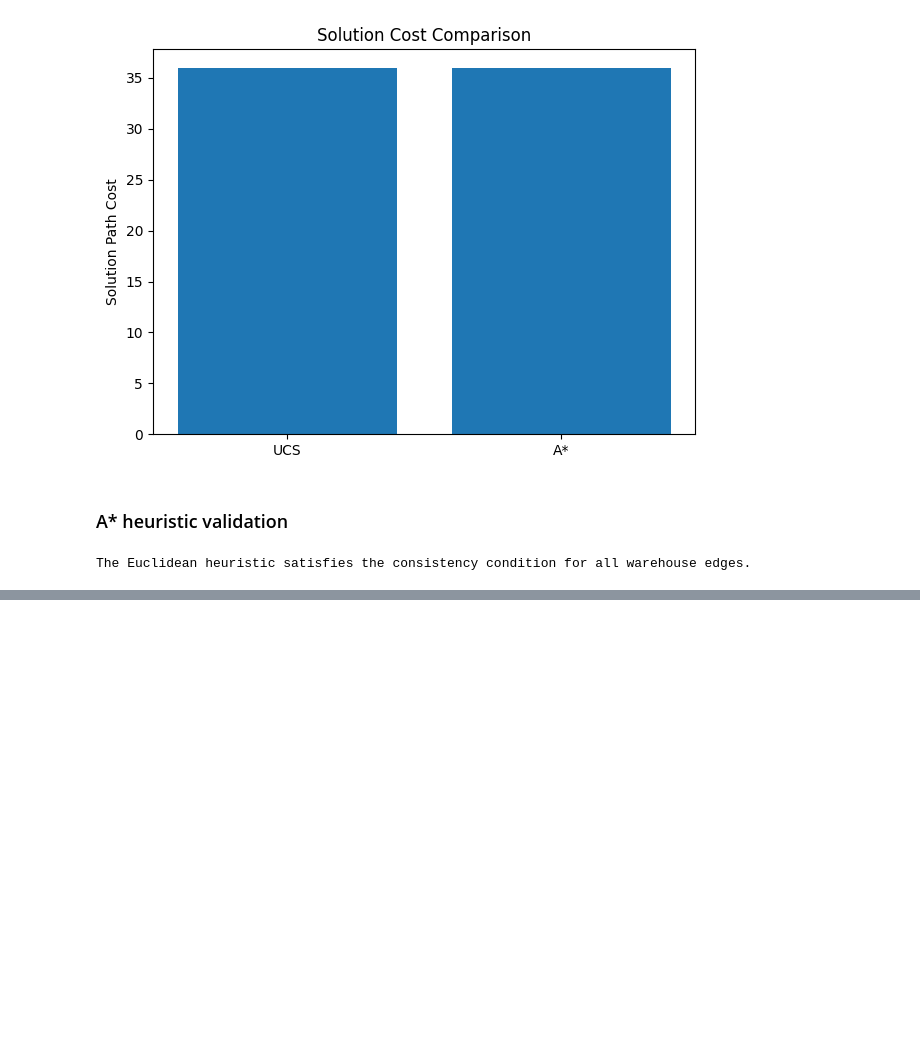
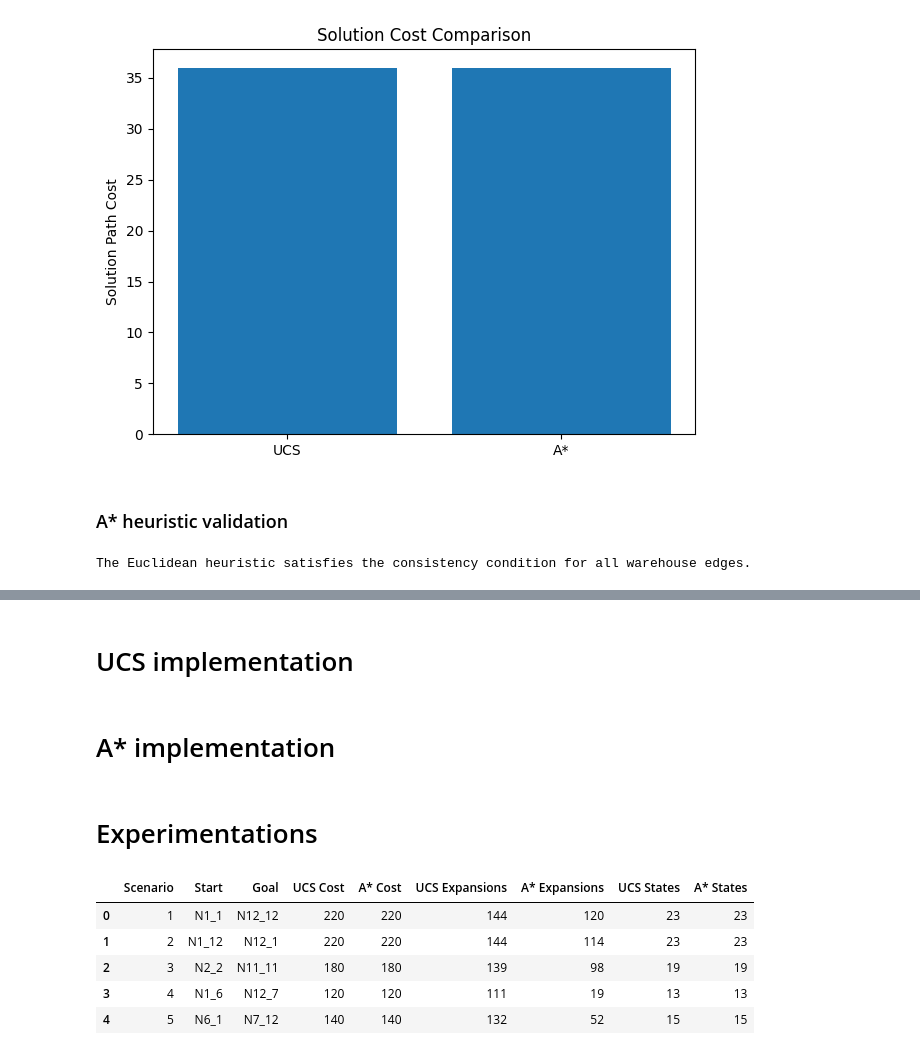
Before and after one commit to Anish-lab455/42172-Introduction-to-Artificial-Intelligence, a Jupyter notebook: Assignments/Assignment 1/Example 1.ipynb, the cells around one changed output, grey strips where cells are left out. Drawn from its saved outputs; the diff is of its cells as text; code cells hidden in the pictures; blank space fills up the shorter version.

```diff
--- a/Assignments/Assignment 1/Example 1.ipynb
+++ b/Assignments/Assignment 1/Example 1.ipynb
@@ -817,0 +898,2 @@ The Euclidean heuristic satisfies the consistency condition for all warehouse ed
+# %% [markdown]
+# UCS implementation
@@ -817,0 +936,12 @@ The Euclidean heuristic satisfies the consistency condition for all warehouse ed
+# %% [markdown]
+# A* implementation
+# %%
+def euclidean_heuristic(node, goal):
+
+    x1, y1 = coordinates[node]
+    x2, y2 = coordinates[goal]
+
+    return math.sqrt(
+        (x1 - x2)**2 +
+        (y1 - y2)**2
+    )
@@ -817,0 +992,43 @@ The Euclidean heuristic satisfies the consistency condition for all warehouse ed
+# %% [markdown]
+# Experimentations
+# %%
+scenarios = [
+    ("N1_1", "N12_12"),
+    ("N1_12", "N12_1"),
+    ("N2_2", "N11_11"),
+    ("N1_6", "N12_7"),
+    ("N6_1", "N7_12")
+]
+
+results = []
+
+for scenario, (start, goal) in enumerate(scenarios, start=1):
+
+    ucs_path_result, ucs_cost, ucs_expansions = \
+        ucs_path(warehouse, start, goal)
+
+    astar_path_result, astar_cost, astar_expansions = \
+        astar_path(warehouse, start, goal)
+
+    results.append({
+        "Scenario": scenario,
+        "Start": start,
+        "Goal": goal,
+        "UCS Cost": ucs_cost,
+        "A* Cost": astar_cost,
+        "UCS Expansions": ucs_expansions,
+        "A* Expansions": astar_expansions,
+        "UCS States": len(ucs_path_result),
+        "A* States": len(astar_path_result)
+    })
+
+results_df = pd.DataFrame(results)
+
+results_df
+# %% [output]
+|  | Scenario | Start | Goal | UCS Cost | A* Cost | UCS Expansions | A* Expansions | UCS States | A* States |
+| 0 | 1 | N1_1 | N12_12 | 220 | 220 | 144 | 120 | 23 | 23 |
+| 1 | 2 | N1_12 | N12_1 | 220 | 220 | 144 | 114 | 23 | 23 |
+| 2 | 3 | N2_2 | N11_11 | 180 | 180 | 139 | 98 | 19 | 19 |
+| 3 | 4 | N1_6 | N12_7 | 120 | 120 | 111 | 19 | 13 | 13 |
+| 4 | 5 | N6_1 | N7_12 | 140 | 140 | 132 | 52 | 15 | 15 |
```
Also changed, not shown: parts of 8 cells of this notebook.
